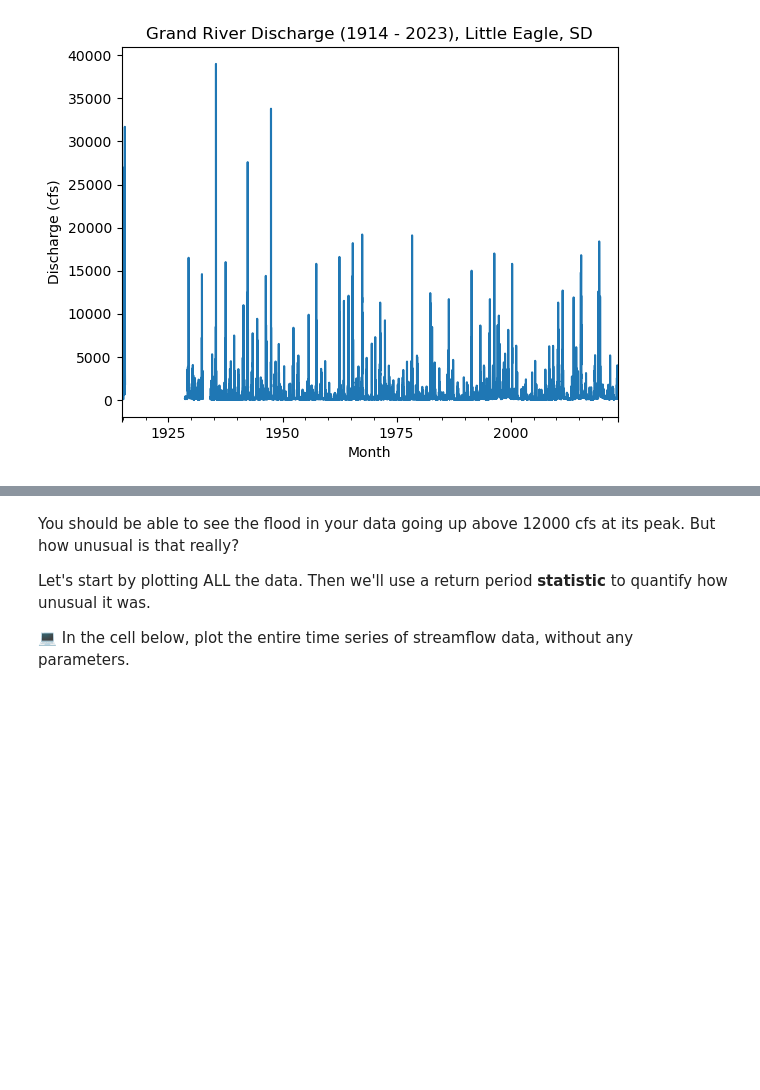
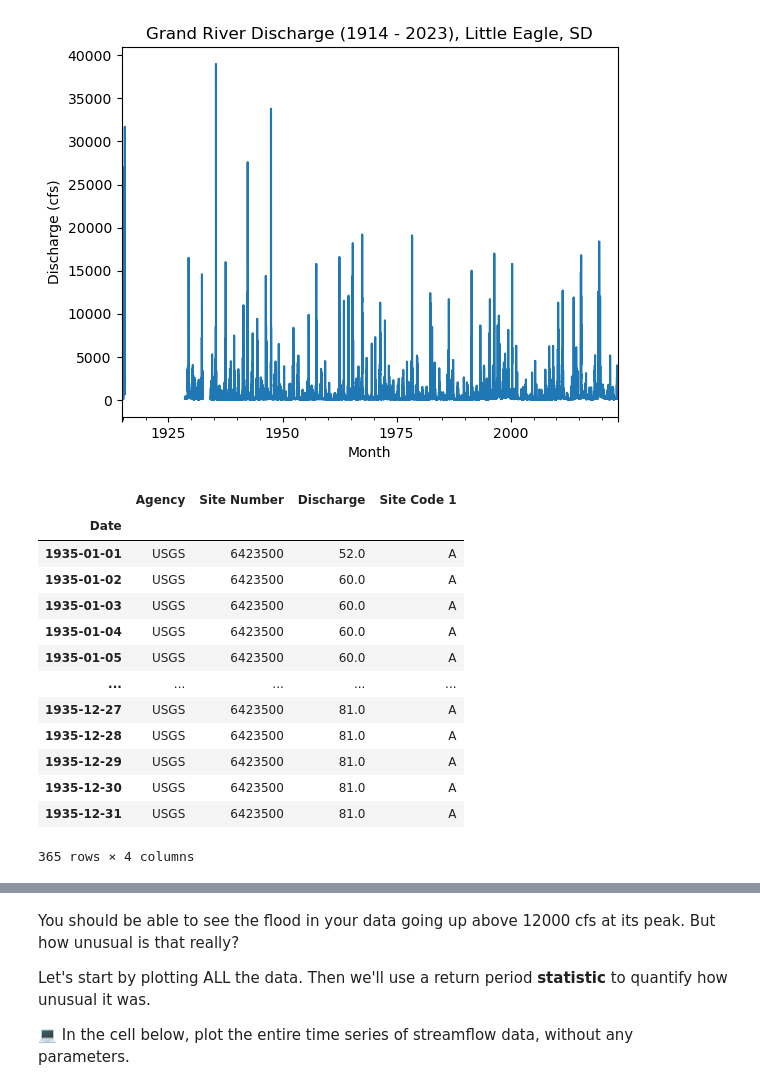
Before and after one commit to EBiggane/time-series-data-EBiggane, a Jupyter notebook: stars-02-time-series.ipynb, the cells around one changed output, grey strips where cells are left out. Cells and saved outputs as stored; diff of their text form; code cells hidden in the pictures; blank space fills up the shorter version.

```diff
--- a/stars-02-time-series.ipynb
+++ b/stars-02-time-series.ipynb
@@ -701,3 +701,22 @@ nwis_river_flow_update_new.plot(y='Discharge',
 plt.show()
 # %% [output]
 [figure]
+# %%
+grand_river_flow_subset = nwis_river_flow_update_new['1935-01-01':'1935-12-31']
+
+grand_river_flow_subset
+# %% [output]
+|  | Agency | Site Number | Discharge | Site Code 1 |
+| Date |  |  |  |  |
+| 1935-01-01 | USGS | 6423500 | 52.0 | A |
+| 1935-01-02 | USGS | 6423500 | 60.0 | A |
+| 1935-01-03 | USGS | 6423500 | 60.0 | A |
+| 1935-01-04 | USGS | 6423500 | 60.0 | A |
+| 1935-01-05 | USGS | 6423500 | 60.0 | A |
+| ... | ... | ... | ... | ... |
+| 1935-12-27 | USGS | 6423500 | 81.0 | A |
+| 1935-12-28 | USGS | 6423500 | 81.0 | A |
+| 1935-12-29 | USGS | 6423500 | 81.0 | A |
+| 1935-12-30 | USGS | 6423500 | 81.0 | A |
+| 1935-12-31 | USGS | 6423500 | 81.0 | A |
+365 rows × 4 columns
```
Also changed, not shown: parts of 3 cells of this notebook.
